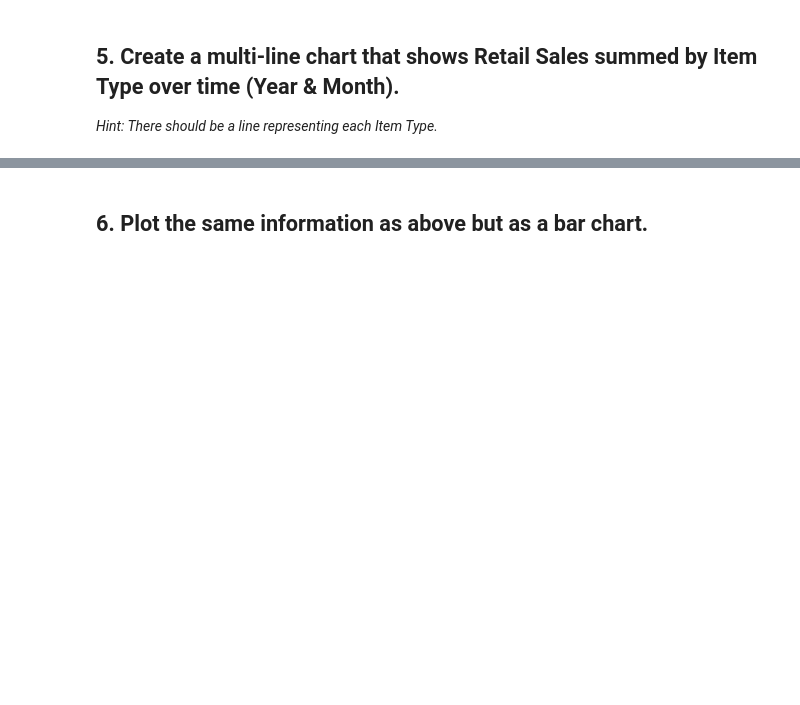
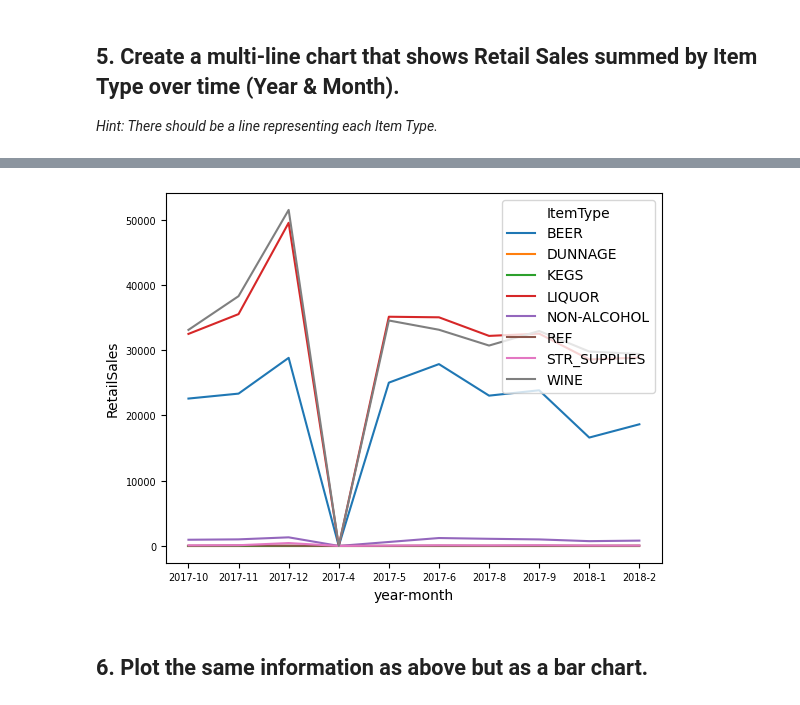
Before and after one commit to JonathonClegg/DAFT_0116, a Jupyter notebook: module_2/Lab_2_ Plotting-Multiple-Data-Series/main.ipynb, the cells around one changed output, grey strips where cells are left out. Drawn from its saved outputs; the diff is of its cells as text; code cells hidden in the pictures; blank space fills up the shorter version.

```diff
--- a/module_2/Lab_2_ Plotting-Multiple-Data-Series/main.ipynb
+++ b/module_2/Lab_2_ Plotting-Multiple-Data-Series/main.ipynb
@@ -141,2 +162,10 @@ sales_piv_melt=sales_piv.melt(id_vars='Month', value_vars=['RetailSales','Retail
+# %%
+data["year-month"]= data["Year"].astype(str)+"-"+data["Month"].astype(str)
+# %%
+Retail_Sale = data.groupby(["year-month","ItemType"]).agg({"RetailSales":"sum"}).reset_index()
+rs_item = sns.lineplot(x='year-month', y= "RetailSales", data=Retail_Sale, hue = "ItemType")
+rs_item.tick_params(labelsize=7)
+# %% [output]
+[figure, added]
 # %% [markdown]
 ## 6. Plot the same information as above but as a bar chart.
```
Also changed, not shown: parts of 9 cells of this notebook, 3 other files.
